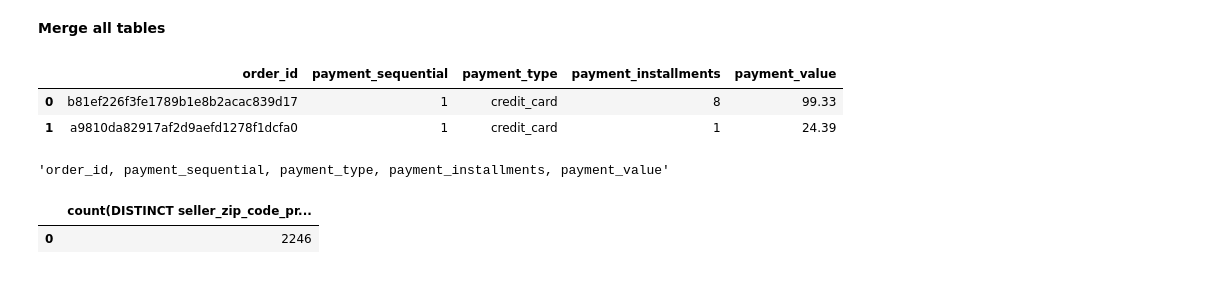
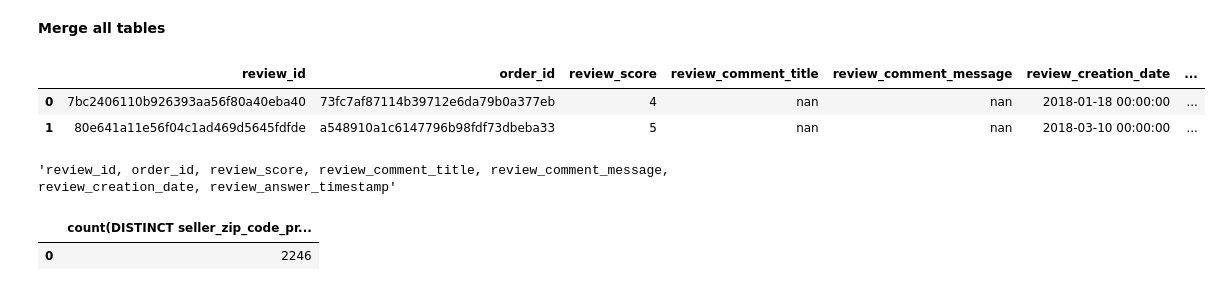
Before and after one commit to NainaAgrawal/ecommerce_sales_analysis, a Jupyter notebook: ecommerceanalysis.ipynb, the cells around one changed output. Cells and saved outputs as stored; diff of their text form; code cells hidden in the pictures.

```diff
--- a/ecommerceanalysis.ipynb
+++ b/ecommerceanalysis.ipynb
@@ -172,15 +172,15 @@ pd.DataFrame({'name' : l1, 'records' : l2, 'columns' : l3, 'distinctColCounts' :
 # %% [markdown]
 **Merge all tables**
 # %%
-hc.sql('''select * from ordpy limit 2''').toPandas()
+hc.sql('''select * from ordrv limit 2''').toPandas()
 # %% [output]
-|  | order_id | payment_sequential | payment_type | payment_installments | payment_value |
-| 0 | b81ef226f3fe1789b1e8b2acac839d17 | 1 | credit_card | 8 | 99.33 |
-| 1 | a9810da82917af2d9aefd1278f1dcfa0 | 1 | credit_card | 1 | 24.39 |
+|  | review_id | order_id | review_score | review_comment_title | review_comment_message | review_creation_date | ... |
+| 0 | 7bc2406110b926393aa56f80a40eba40 | 73fc7af87114b39712e6da79b0a377eb | 4 | nan | nan | 2018-01-18 00:00:00 | ... |
+| 1 | 80e641a11e56f04c1ad469d5645fdfde | a548910a1c6147796b98fdf73dbeba33 | 5 | nan | nan | 2018-03-10 00:00:00 | ... |
 # %%
-', '.join(hc.sql('''select * from ordpy limit 0''').columns)
+', '.join(hc.sql('''select * from ordrv limit 0''').columns)
 # %% [output]
-'order_id, payment_sequential, payment_type, payment_installments, payment_value'
+'review_id, order_id, review_score, review_comment_title, review_comment_message, review_creation_date, review_answer_timestamp'
 # %%
 hc.sql('''select count(distinct seller_zip_code_prefix) from sell limit 1''').toPandas()
 # %% [output]
```
Also changed, not shown: parts of 2 cells of this notebook.
